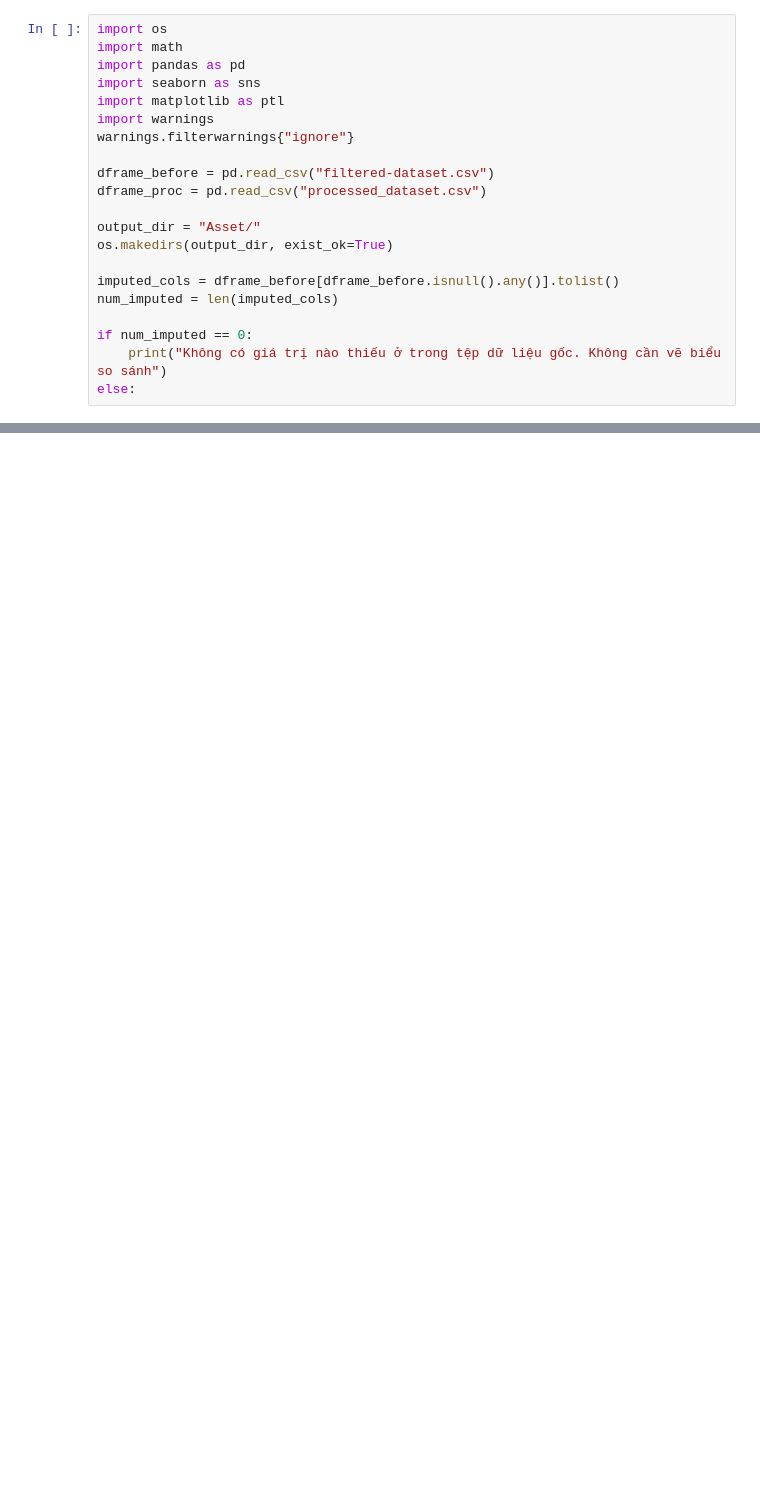
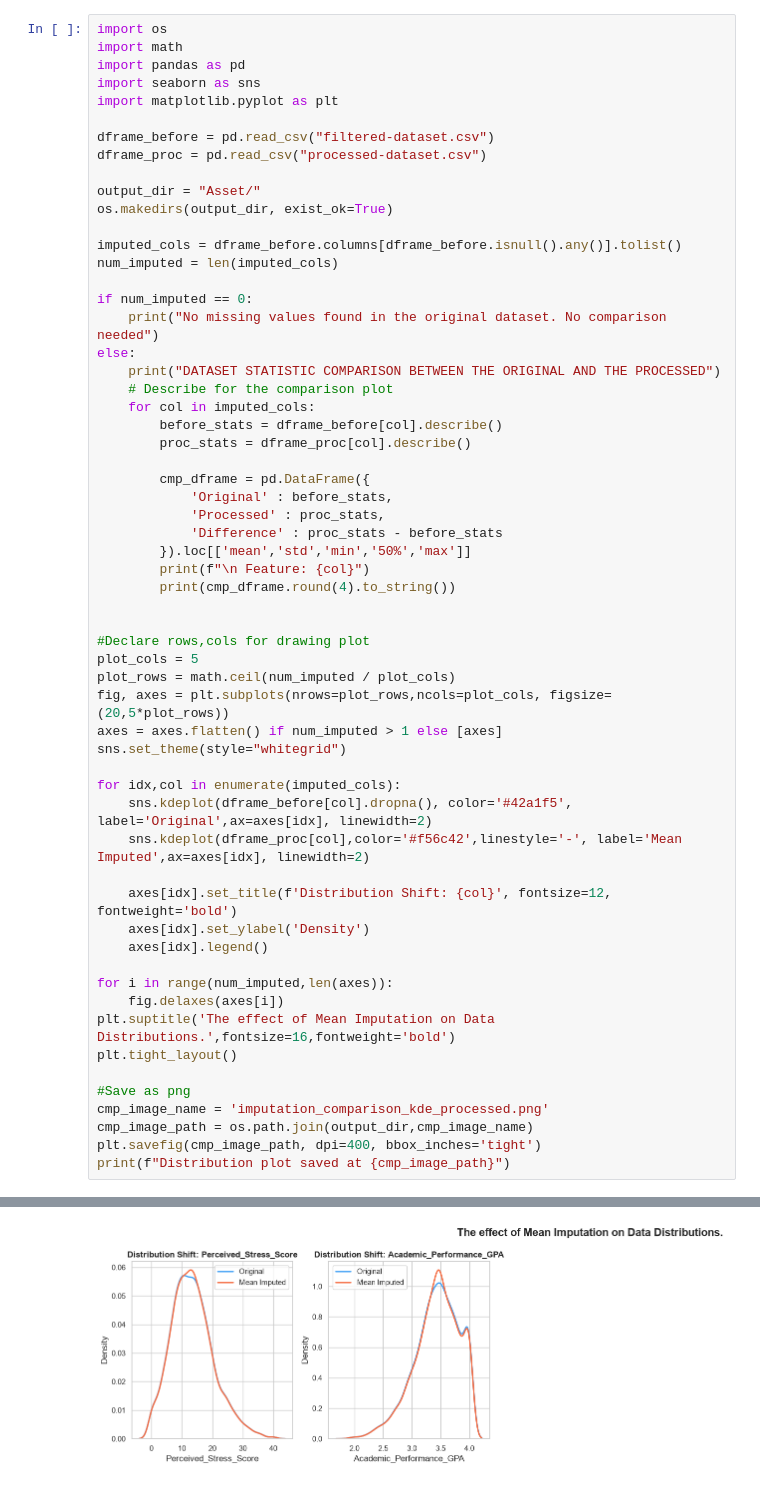
Before and after one commit to ecl1pseiwnl/early-social-media-addiction-on-academic-performance-prediction, a Jupyter notebook: data-processing.ipynb, the cells around one changed output, grey strips where cells are left out. Cells and saved outputs as stored; diff of their text form; blank space fills up the shorter version.

Commit message:
finished on processing data 25/6/26

```diff
--- a/data-processing.ipynb
+++ b/data-processing.ipynb
@@ -53,19 +53,58 @@ import os
 import math
 import pandas as pd
 import seaborn as sns
-import matplotlib as ptl
-import warnings
-warnings.filterwarnings{"ignore"}
+import matplotlib.pyplot as plt
 
 dframe_before = pd.read_csv("filtered-dataset.csv")
-dframe_proc = pd.read_csv("processed_dataset.csv")
+dframe_proc = pd.read_csv("processed-dataset.csv")
 
 output_dir = "Asset/"
 os.makedirs(output_dir, exist_ok=True)
 
-imputed_cols = dframe_before[dframe_before.isnull().any()].tolist()
+imputed_cols = dframe_before.columns[dframe_before.isnull().any()].tolist()
 num_imputed = len(imputed_cols)
 
 if num_imputed == 0:
-    print("Không có giá trị nào thiếu ở trong tệp dữ liệu gốc. Không cần vẽ biểu so sánh")
+    print("No missing values found in the original dataset. No comparison needed")
 else:
+    print("DATASET STATISTIC COMPARISON BETWEEN THE ORIGINAL AND THE PROCESSED")
+    # Describe for the comparison plot
+    for col in imputed_cols:
+        before_stats = dframe_before[col].describe()
+        proc_stats = dframe_proc[col].describe()
+
+        cmp_dframe = pd.DataFrame({
+            'Original' : before_stats,
+            'Processed' : proc_stats,
+            'Difference' : proc_stats - before_stats
+        }).loc[['mean','std','min','50%','max']]
+        print(f"\n Feature: {col}")
+        print(cmp_dframe.round(4).to_string())
+
+
+#Declare rows,cols for drawing plot
+plot_cols = 5
+plot_rows = math.ceil(num_imputed / plot_cols)
+fig, axes = plt.subplots(nrows=plot_rows,ncols=plot_cols, figsize=(20,5*plot_rows))
+axes = axes.flatten() if num_imputed > 1 else [axes]
+sns.set_theme(style="whitegrid")
+
+for idx,col in enumerate(imputed_cols):
+    sns.kdeplot(dframe_before[col].dropna(), color='#42a1f5', label='Original',ax=axes[idx], linewidth=2)
+    sns.kdeplot(dframe_proc[col],color='#f56c42',linestyle='-', label='Mean Imputed',ax=axes[idx], linewidth=2)
+
+    axes[idx].set_title(f'Distribution Shift: {col}', fontsize=12, fontweight='bold')
+    axes[idx].set_ylabel('Density')
+    axes[idx].legend()
+
+for i in range(num_imputed,len(axes)):
+    fig.delaxes(axes[i])
+plt.suptitle('The effect of Mean Imputation on Data Distributions.',fontsize=16,fontweight='bold')
+plt.tight_layout()
+
+#Save as png
+cmp_image_name = 'imputation_comparison_kde_processed.png'
+cmp_image_path = os.path.join(output_dir,cmp_image_name)
+plt.savefig(cmp_image_path, dpi=400, bbox_inches='tight')
+print(f"Distribution plot saved at {cmp_image_path}")
+# %% [output]
@@ -71,0 +129 @@ else:
+[figure, added]
```
Also changed, not shown: parts of 3 cells of this notebook, 3 other files.
